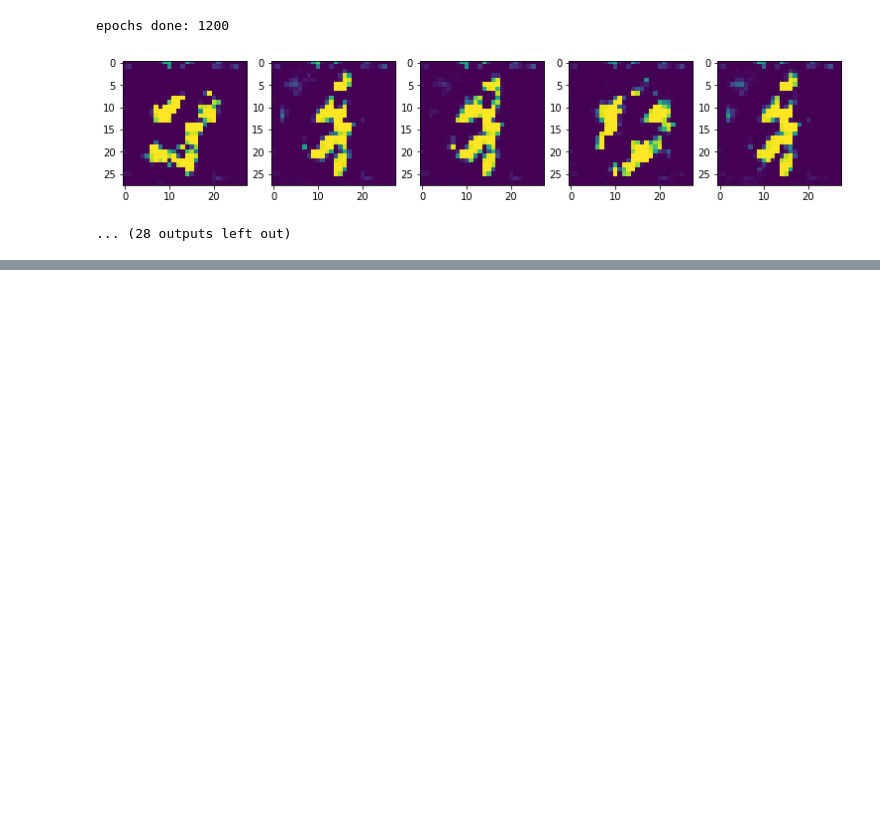
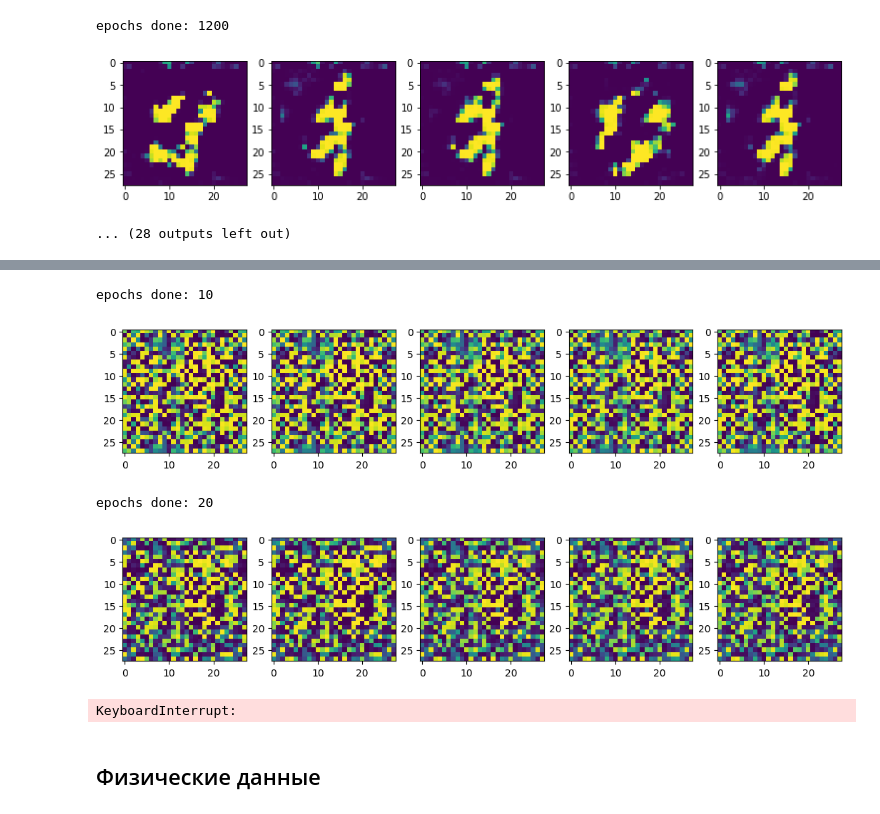
Before and after one commit to TrickmanOff/GAN_project, a Jupyter notebook: visualization.ipynb, the cells around one changed output, grey strips where cells are left out. Drawn from its saved outputs; the diff is of its cells as text; code cells hidden in the pictures; blank space fills up the shorter version.

```diff
--- a/visualization.ipynb
+++ b/visualization.ipynb
@@ -98,0 +210,15 @@ epochs done: 1200
+# %%
+gan_trainer = form_gan_trainer(model_name='mnist_spectral_norm_test', n_epochs=4000)
+# %%
+for epoch, gan in gan_trainer:
+    if epoch % 10 == 0:
+        print(f'epochs done: {epoch}')
+        gen_several_images(gan, 5)
+# %% [output]
+epochs done: 10
+[figure, added]
+epochs done: 20
+[figure, added]
+KeyboardInterrupt:
+# %% [markdown]
+## Физические данные
```
Also changed, not shown: parts of 92 cells of this notebook, 29 other files.
